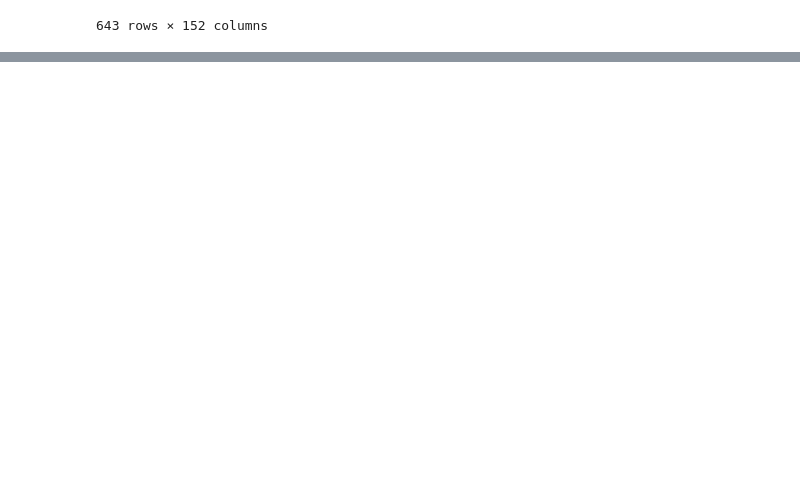
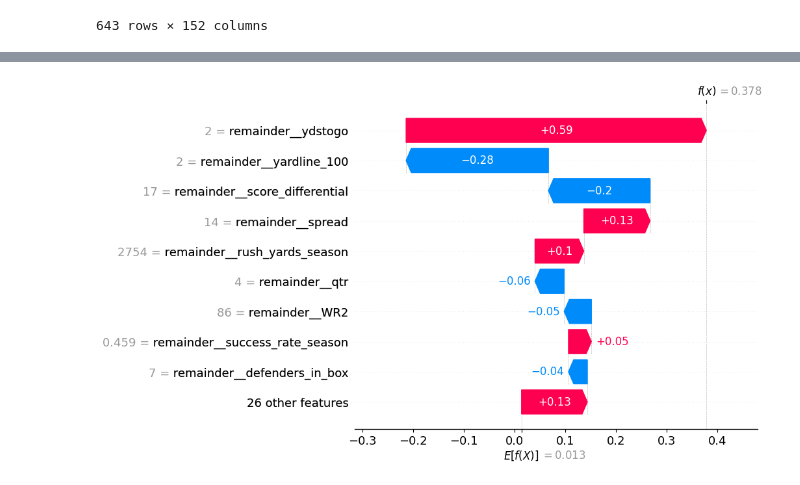
Before and after one commit to colin-seiler/NFL_SuccessWatch, a Jupyter notebook: notebooks/plots.ipynb, the cells around one changed output, grey strips where cells are left out. Cells and saved outputs as stored; diff of their text form; code cells hidden in the pictures; blank space fills up the shorter version.

```diff
--- a/notebooks/plots.ipynb
+++ b/notebooks/plots.ipynb
@@ -100,0 +136,6 @@ data.loc[idx].to_dict()
+# %%
+shap_values = explainer.shap_values(X_pre_df)
+
+# If binary classifier, shap_values is usually [class0, class1]
+if isinstance(shap_values, list):
+    shap_values = shap_values[1]   # positive class only
@@ -100,0 +158,15 @@ data.loc[idx].to_dict()
+# %%
+import shap
+import numpy as np
+# Build Explanation object for ONE sample
+idx-=1
+exp = shap.Explanation(
+    values=shap_values[idx],
+    base_values=explainer.expected_value,
+    data=X_pre_df.iloc[idx].values,
+    feature_names=feature_names
+)
+
+shap.plots.waterfall(exp)
+# %% [output]
+[figure, added]
```
Also changed, not shown: parts of 7 cells of this notebook.
